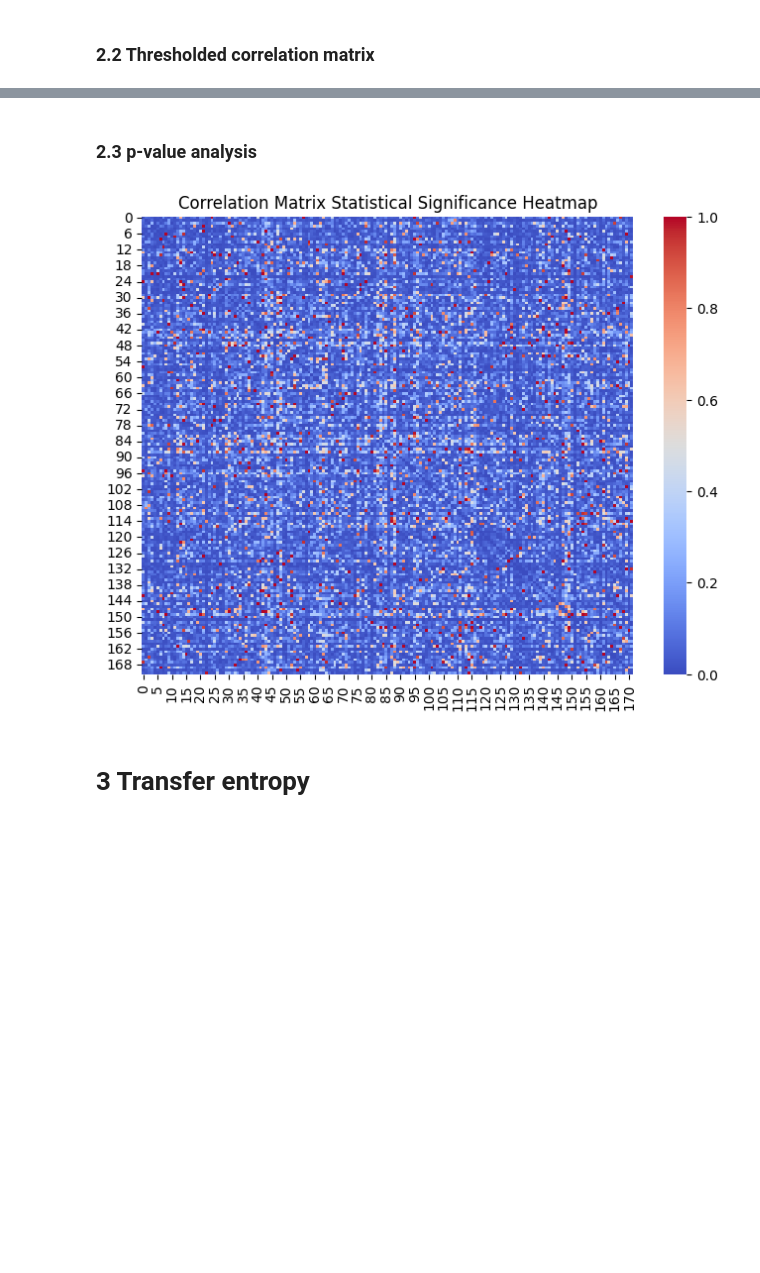
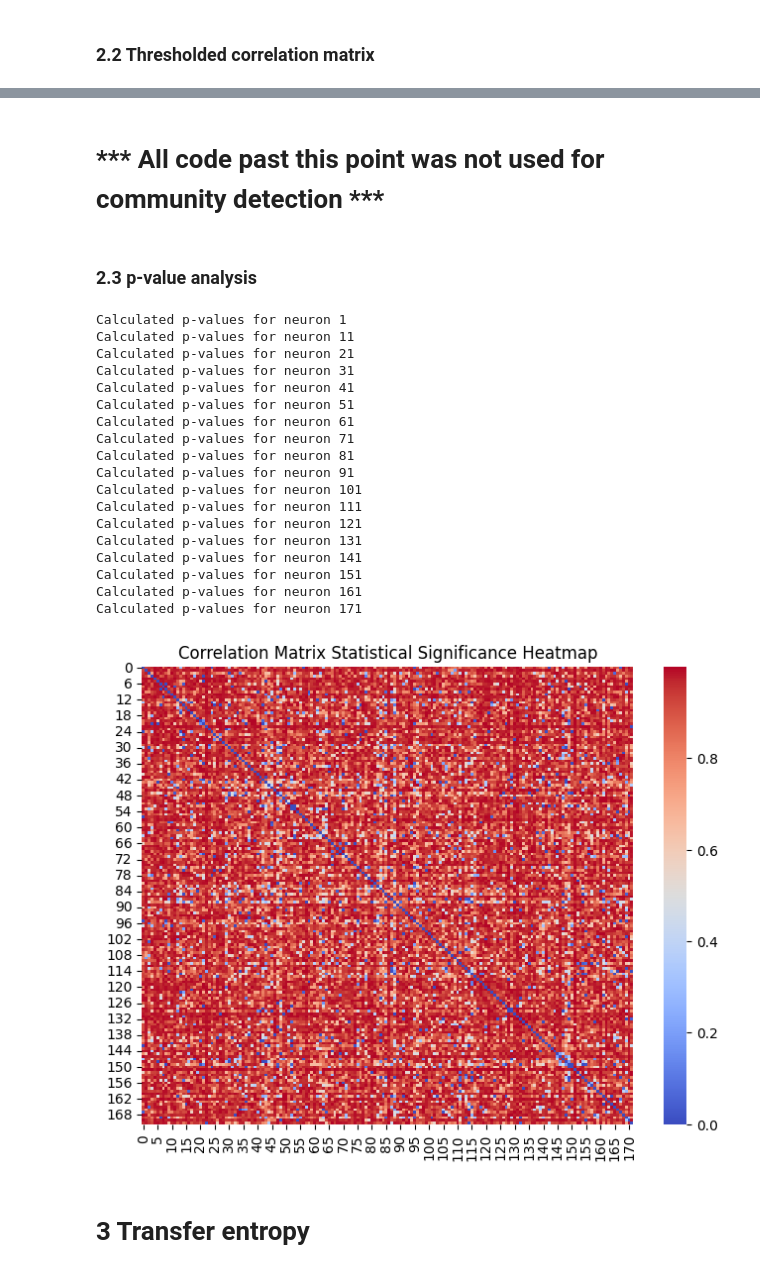
Before and after one commit to c-carolinel/jc, a Jupyter notebook: 1_preprocessing.ipynb, the cells around one changed output, grey strips where cells are left out. Cells and saved outputs as stored; diff of their text form; code cells hidden in the pictures; blank space fills up the shorter version.

```diff
--- a/1_preprocessing.ipynb
+++ b/1_preprocessing.ipynb
@@ -102,25 +147,26 @@ plt.show()
 # %%
-# Remove self-correlations
-np.fill_diagonal(corr_matrix, 0)
+for i in range(5, 20):
+    corr_matrix = np.corrcoef(norm_data)
 
-# Threshold weak correlations
-threshold = 0.1
-corr_matrix[np.abs(corr_matrix) < threshold] = 0
+    # Remove self-correlations
+    np.fill_diagonal(corr_matrix, 0)
 
-# Create undirected weighted graph
-G = nx.from_numpy_array(corr_matrix, create_using=nx.DiGraph)
+    # Threshold weak correlations
+    threshold = 0.01 * i
+    corr_matrix[np.abs(corr_matrix) < threshold] = 0
 
-pos = nx.spring_layout(G, seed=42)
+    # Create undirected weighted graph
+    G = nx.from_numpy_array(corr_matrix, create_using=nx.DiGraph)
 
-nx.draw(G, pos,
-        node_color='skyblue',
-        node_size=100)
+    pos = nx.spring_layout(G, seed=42)
 
-nx.draw_networkx_edges(G, pos, width=2, edge_color='black')
+    # nx.draw(G, pos, node_color='skyblue', node_size=100)
 
-# edge_labels = nx.get_edge_attributes(G, 'weight')
-# nx.draw_networkx_edge_labels(G, pos) #, edge_labels=edge_labels)
+    # nx.draw_networkx_edges(G, pos, width=2, edge_color='black')
 
-plt.title("Thresholded Pearson Correlation Network (r > 0.15)")
-plt.show()
+    # plt.title(f"Thresholded Pearson Correlation Network (r > {threshold:.2f})")
+    # plt.show()
+
+    print(f"r > {threshold:.2f}: {G.number_of_edges()} edges")
+    nx.write_graphml(G, f"neurons{threshold*100:.0f}.graphml")
 # %% [output]
@@ -131,21 +201,43 @@ nx.write_graphml(G, "neurons.graphml")
+# %% [markdown]
+# *** All code past this point was not used for community detection ***
 # %% [markdown]
 ### 2.3 p-value analysis
 # %%
 # Output a matrix with calculated p-values for the correlation matrix
 n_neurons = norm_data.shape[0]
 p_matrix = np.ones((n_neurons, n_neurons))
 for i in range(corr_matrix.shape[0]):
     for j in range(corr_matrix.shape[1]):
         if i != j:
-            p_matrix[i, j] = 1 - stats.pearsonr(norm_data[i], norm_data[j])[1]
+            p_matrix[i, j] = stats.pearsonr(norm_data[i], norm_data[j])[1]
+    if i % 10 == 0:
+        print(f"Calculated p-values for neuron {i+1}")
 
     p_matrix[i, i] = 0  # self-comparison
 plt.figure(figsize=(8, 6))
 sns.heatmap(p_matrix, cmap='coolwarm')
 plt.title('Correlation Matrix Statistical Significance Heatmap')
 plt.show()
 # %% [output]
+Calculated p-values for neuron 1
+Calculated p-values for neuron 11
+Calculated p-values for neuron 21
+Calculated p-values for neuron 31
+Calculated p-values for neuron 41
+Calculated p-values for neuron 51
+Calculated p-values for neuron 61
+Calculated p-values for neuron 71
+Calculated p-values for neuron 81
+Calculated p-values for neuron 91
+Calculated p-values for neuron 101
+Calculated p-values for neuron 111
+Calculated p-values for neuron 121
+Calculated p-values for neuron 131
+Calculated p-values for neuron 141
+Calculated p-values for neuron 151
+Calculated p-values for neuron 161
+Calculated p-values for neuron 171
-[figure, old version]
+[figure, new version]
 # %% [markdown]
 # 3 Transfer entropy
 # %% [markdown]
```
Also changed, not shown: parts of 14 cells of this notebook, 1 other file.
